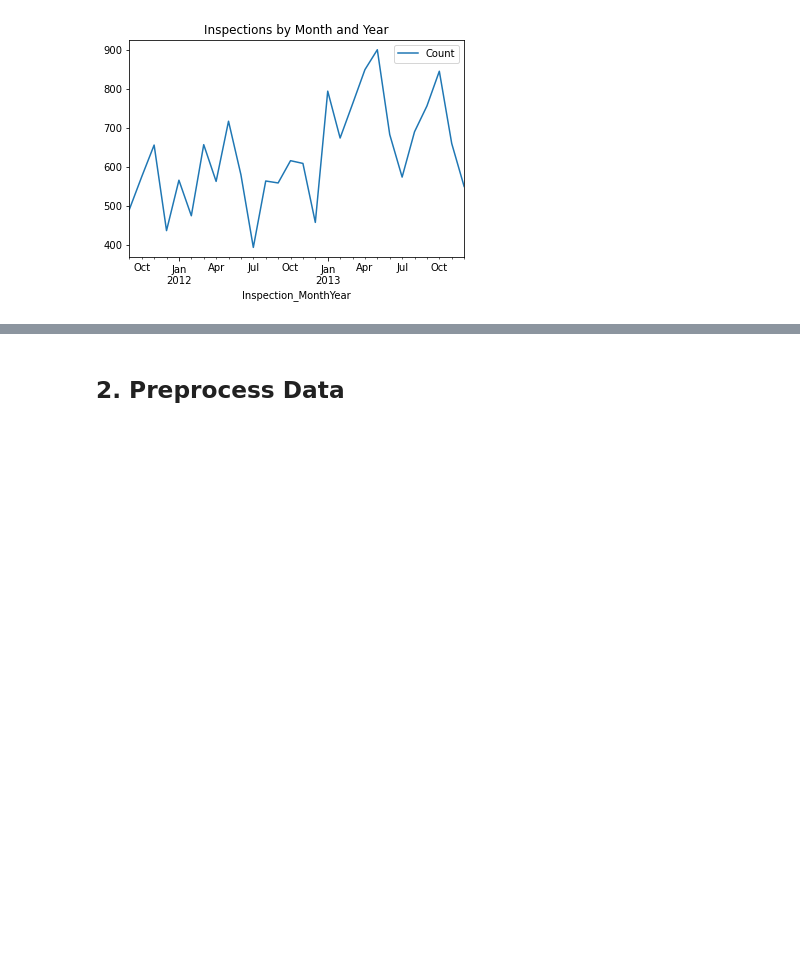
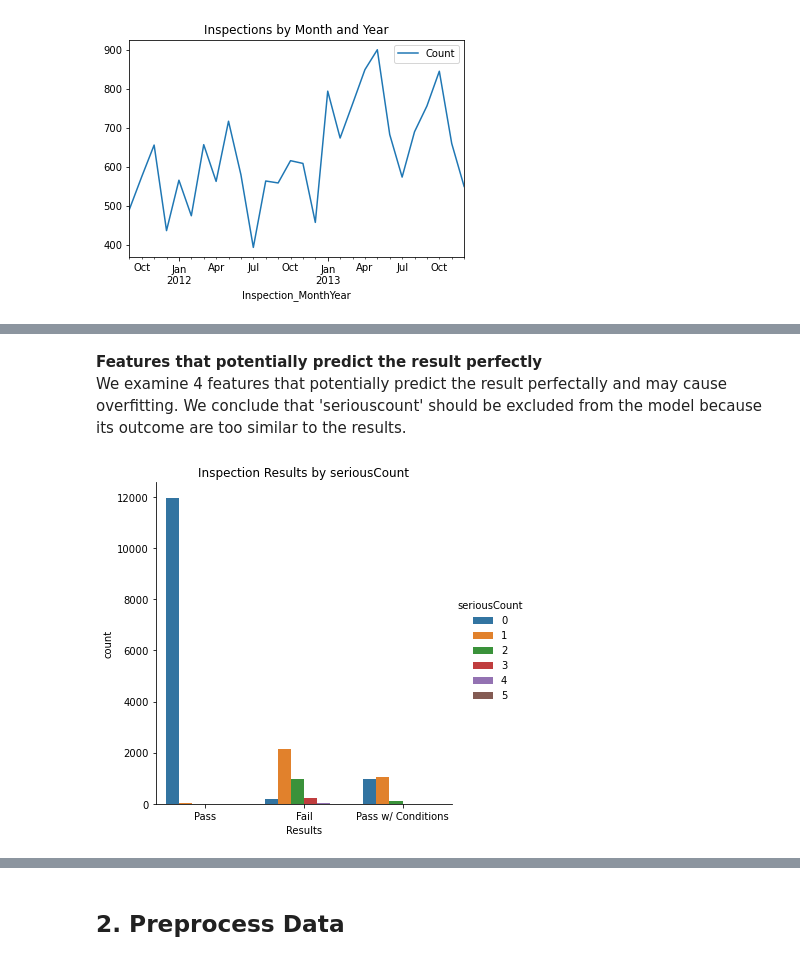
Before and after one commit to sociologyquinn/CSS-Project3-Group1, a Jupyter notebook: Project 3 Students.ipynb, the cells around one changed output, grey strips where cells are left out. Cells and saved outputs as stored; diff of their text form; code cells hidden in the pictures; blank space fills up the shorter version.

```diff
--- a/Project 3 Students.ipynb
+++ b/Project 3 Students.ipynb
@@ -165,3 +171,17 @@ plt.show()
+# %% [markdown]
+**Features that potentially predict the result perfectly**
+We examine 4 features that potentially predict the result perfectally and may cause overfitting. We conclude that 'seriouscount' should be excluded from the model because its outcome are too similar to the results.
+# %%
+# Inspection Results by critical count
+sns.catplot(data = chicago_inspections_2011_to_2013,
+           x = "Results",
+           kind = "count",
+           hue = 'seriousCount')
+
+plt.title("Inspection Results by seriousCount")
+plt.show()
+# %% [output]
+[figure, added]
 # %%
 # Inspection Results by serious count
 sns.catplot(data = chicago_inspections_2011_to_2013,
```
Also changed, not shown: parts of 31 cells of this notebook.
